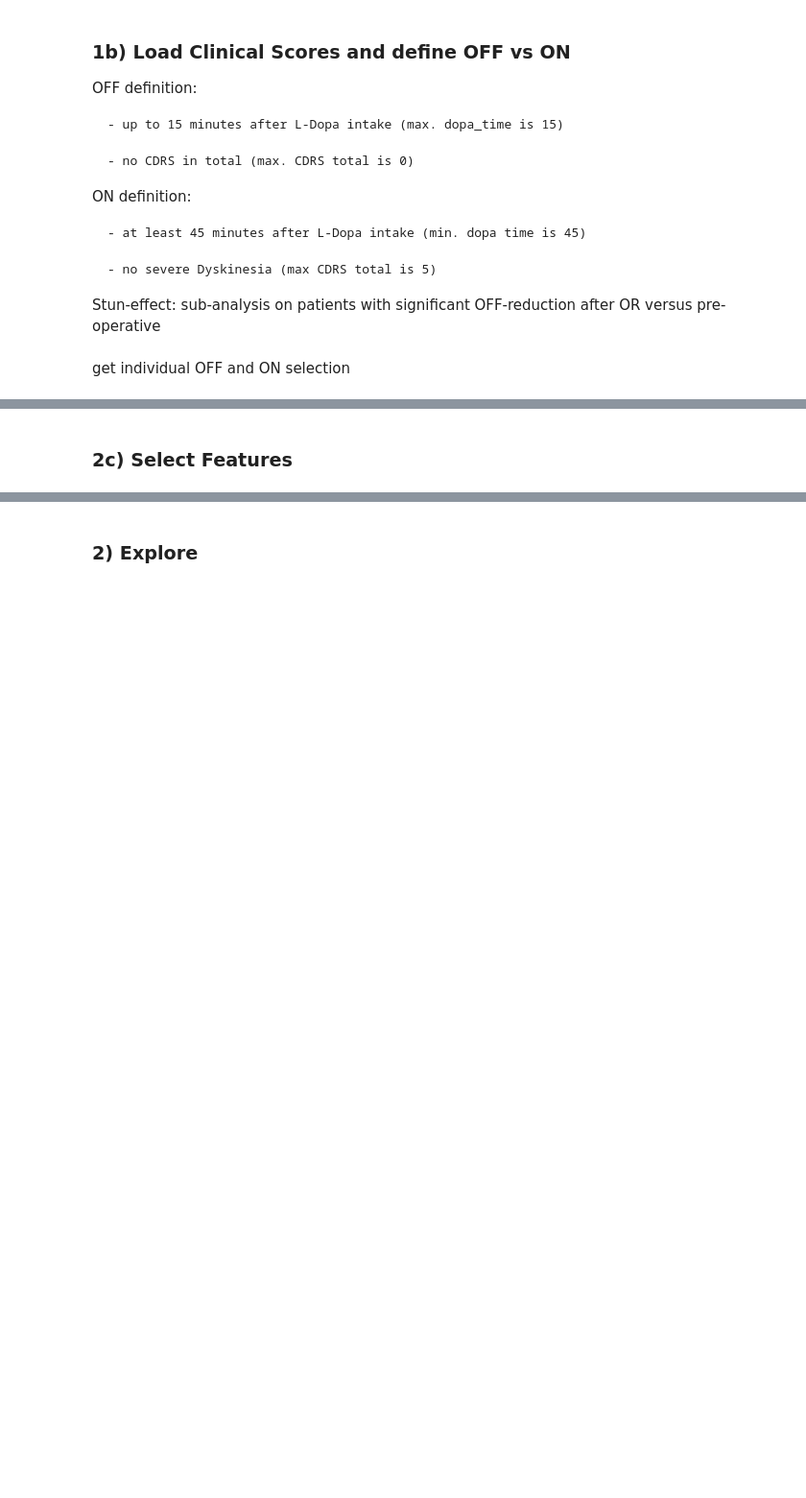
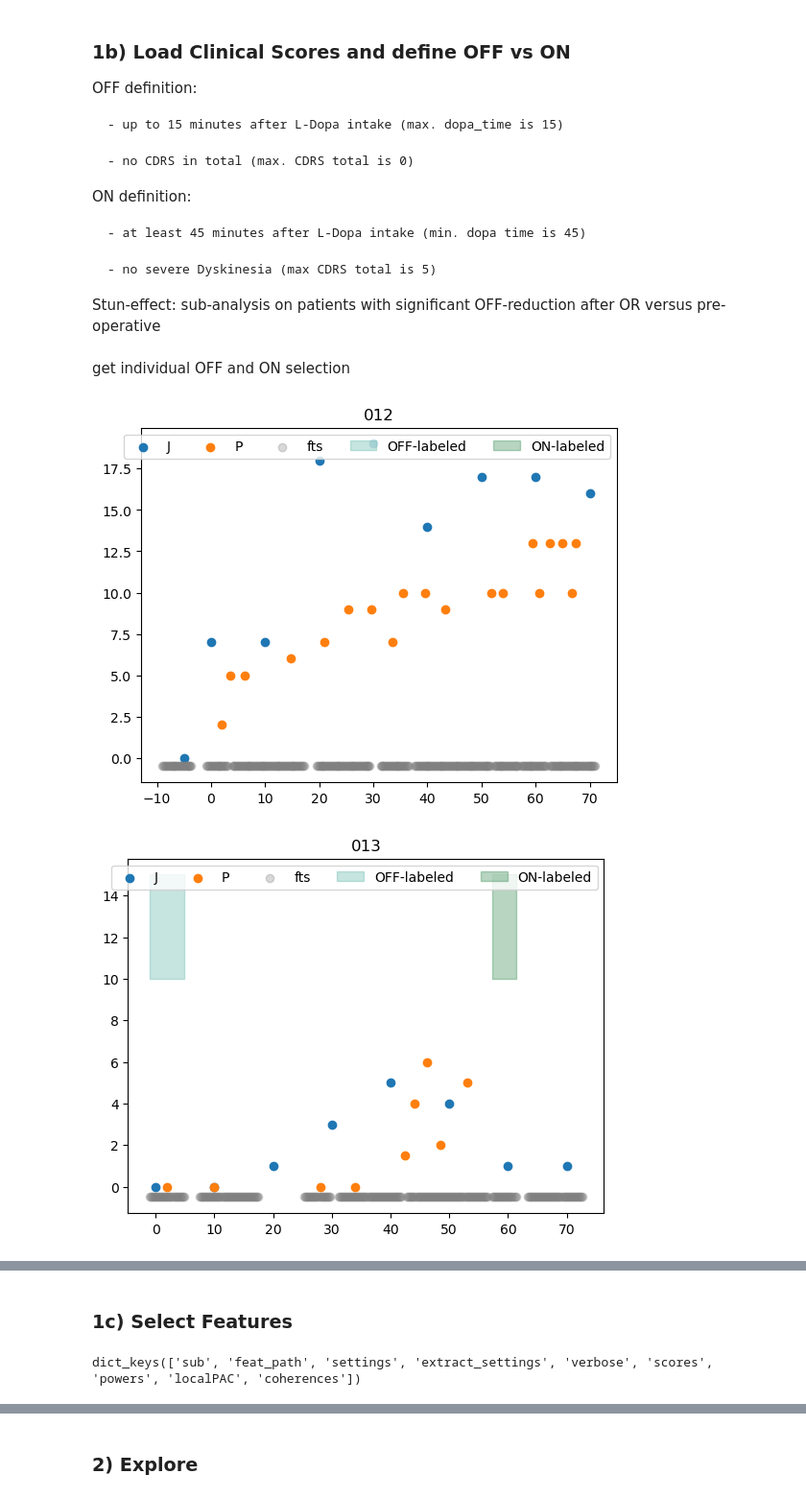
Before and after one commit to jgvhabets/dyskinesia_neurophys, a Jupyter notebook: code/notebooks/explore_ssd_fts_BETA.ipynb, the cells around one changed output, grey strips where cells are left out. Shown: that part at 96% size. Cells and saved outputs as stored; diff of their text form; code cells hidden in the pictures; blank space fills up the shorter version.

Commit message:
WIP: PAC plotting and burst analysis with SSDs

```diff
--- a/code/notebooks/explore_ssd_fts_BETA.ipynb
+++ b/code/notebooks/explore_ssd_fts_BETA.ipynb
@@ -136,7 +137,7 @@ def define_OFF_ON_times(
     incl_tasks='all',
     labels_df=None
 ):
-
+    if isinstance(feat_times, list): feat_times = np.array(feat_times)
     # ensure all times are in minutes
     if np.nanmax(feat_times) > 200:
         feat_times /= 60
@@ -173,7 +174,7 @@ import lfpecog_analysis.get_acc_task_derivs as importAcc
 importlib.reload(importAcc)
 
 INCL_TASKS = ['rest']
-SHOW_MED_SELECTION = False
+SHOW_MED_SELECTION = True
 
 med_state_select = {}
 
@@ -197,30 +198,33 @@ for sub in SUBS:
         cdrs_times=getattr(fts, f'sub{sub}').scores.times.copy(),
         min_ON_minutes=50,
         incl_tasks=INCL_TASKS,
         labels_df=labels[sub]
     )
     med_state_select[sub]['OFF'] = off_sel
     med_state_select[sub]['ON'] = on_sel
 
     if SHOW_MED_SELECTION:
         for r, rater in enumerate(['J', 'P']):
             plt.scatter(cdrss[rater]['dopa_time'] + (1*r),
                         cdrss[rater]['CDRS_total'],
                         label=rater)
 
         plt.scatter(sub_ft_times, [-.5] * len(sub_ft_times),
                     color='gray', alpha=.3, label='fts')
 
         plt.fill_between(x=sub_ft_times, where=off_sel,
                         y1=10, y2=15,
                         label='OFF-labeled',
                         color=pltHelp.get_colors()['turquoise'], alpha=.3,)
 
         plt.fill_between(x=sub_ft_times, where=on_sel,
                         y1=10, y2=15,
                         label='ON-labeled',
                         color=pltHelp.get_colors()['darkgreen'], alpha=.3,)
 
         plt.title(sub)
         plt.legend(ncol=5)
         plt.show()
+# %% [output]
+[figure, added]
+[figure, added]
@@ -227,4 +235,4 @@ for sub in SUBS:
 # %%
 # fts.sub011.coherences.STN_STN.hi_beta.imag_coh
 # %% [markdown]
-### 2c) Select Features
+### 1c) Select Features
@@ -233,3 +239,7 @@ fts.sub013.powers.lfp_left_lo_beta_max_psd.shape
+# %%
+vars(fts.sub013).keys()
+# %% [output]
+dict_keys(['sub', 'feat_path', 'settings', 'extract_settings', 'verbose', 'scores', 'powers', 'localPAC', 'coherences'])
 # %%
 # getattr(fts, f'sub{sub}').coherences.STN_ECOG.hi_beta.imag_coh.index.values
 # %%
```
Also changed, not shown: parts of 14 cells of this notebook, 2 other files.
